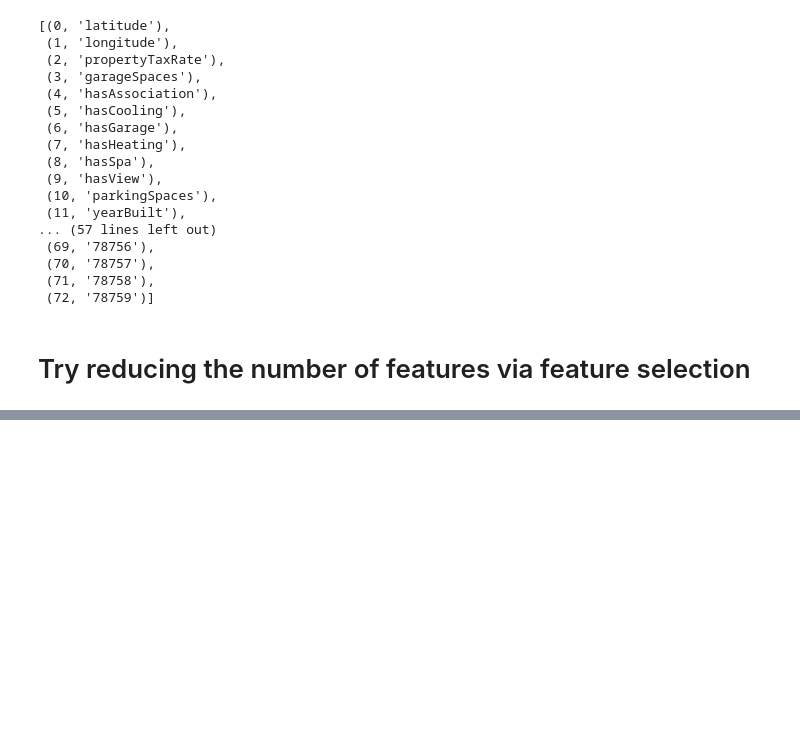
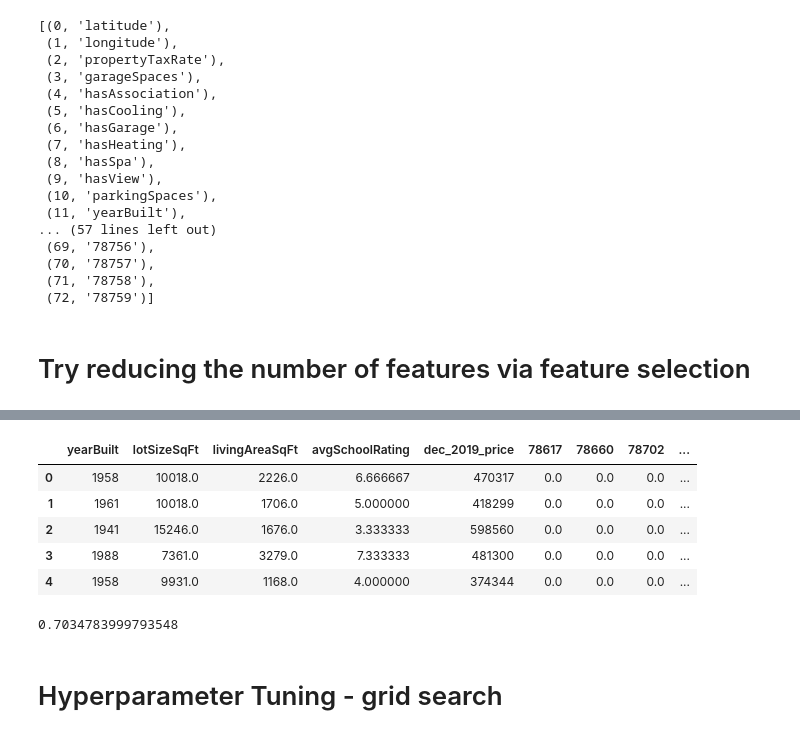
Before and after one commit to raneymjohnGit/Austin_TX_House_Listings, a Jupyter notebook: Jayan/Analysis/Machine_Learning_Models_with_Cleaned_Data,_Feature_Selection,_Grid_Search.ipynb, the cells around one changed output, grey strips where cells are left out. Saved outputs shown, nothing was run; the diff lists cells and outputs as text; code cells hidden in the pictures; blank space fills up the shorter version.

```diff
--- a/Jayan/Analysis/Machine_Learning_Models_with_Cleaned_Data,_Feature_Selection,_Grid_Search.ipynb
+++ b/Jayan/Analysis/Machine_Learning_Models_with_Cleaned_Data,_Feature_Selection,_Grid_Search.ipynb
@@ -412,0 +463,2 @@ clf.score(X_test,y_test)
+# %%
+df_encode_4 = df.copy(deep=True)
@@ -412,0 +475,11 @@ clf.score(X_test,y_test)
+# %%
+# drop zipcode string column, check dataframe for hot encoding
+df_encode_4 = df_encode_4.drop(columns='zipcode')
+df_encode_4.head()
+# %% [output]
+|  | yearBuilt | lotSizeSqFt | livingAreaSqFt | avgSchoolRating | dec_2019_price | 78617 | 78660 | 78702 | ... |
+| 0 | 1958 | 10018.0 | 2226.0 | 6.666667 | 470317 | 0.0 | 0.0 | 0.0 | ... |
+| 1 | 1961 | 10018.0 | 1706.0 | 5.000000 | 418299 | 0.0 | 0.0 | 0.0 | ... |
+| 2 | 1941 | 15246.0 | 1676.0 | 3.333333 | 598560 | 0.0 | 0.0 | 0.0 | ... |
+| 3 | 1988 | 7361.0 | 3279.0 | 7.333333 | 481300 | 0.0 | 0.0 | 0.0 | ... |
+| 4 | 1958 | 9931.0 | 1168.0 | 4.000000 | 374344 | 0.0 | 0.0 | 0.0 | ... |
@@ -412,0 +498,8 @@ clf.score(X_test,y_test)
+# %%
+rf = RandomForestRegressor(n_estimators=300)
+rf.fit(X_train, y_train)
+rf.score(X_test,y_test)
+# %% [output]
+0.7034783999793548
+# %% [markdown]
+# Hyperparameter Tuning - grid search
```
Also changed, not shown: parts of 30 cells of this notebook.
